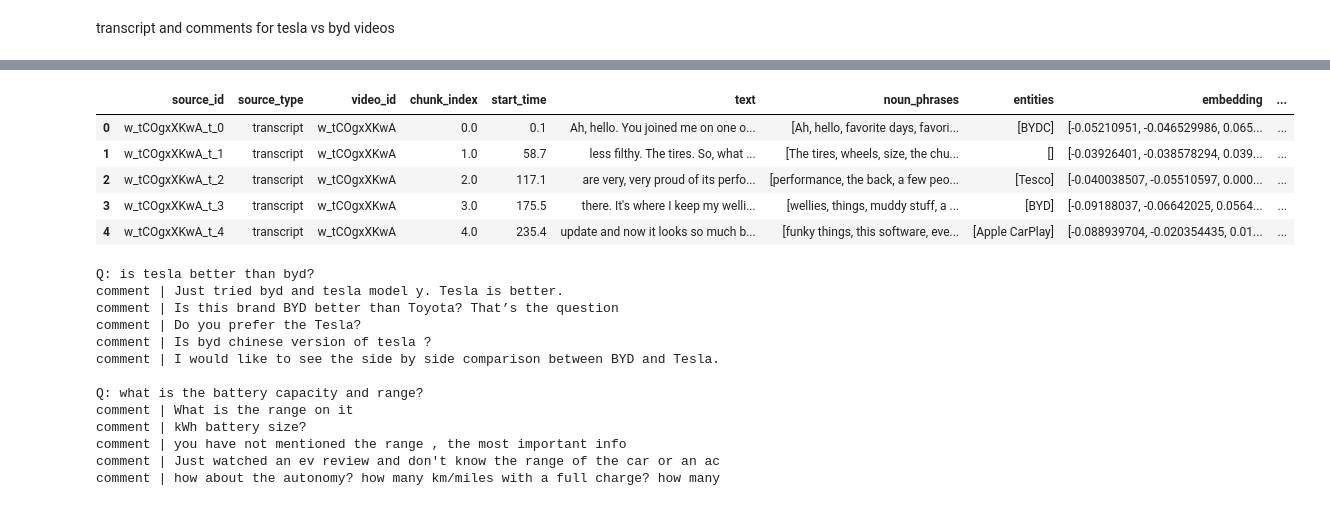
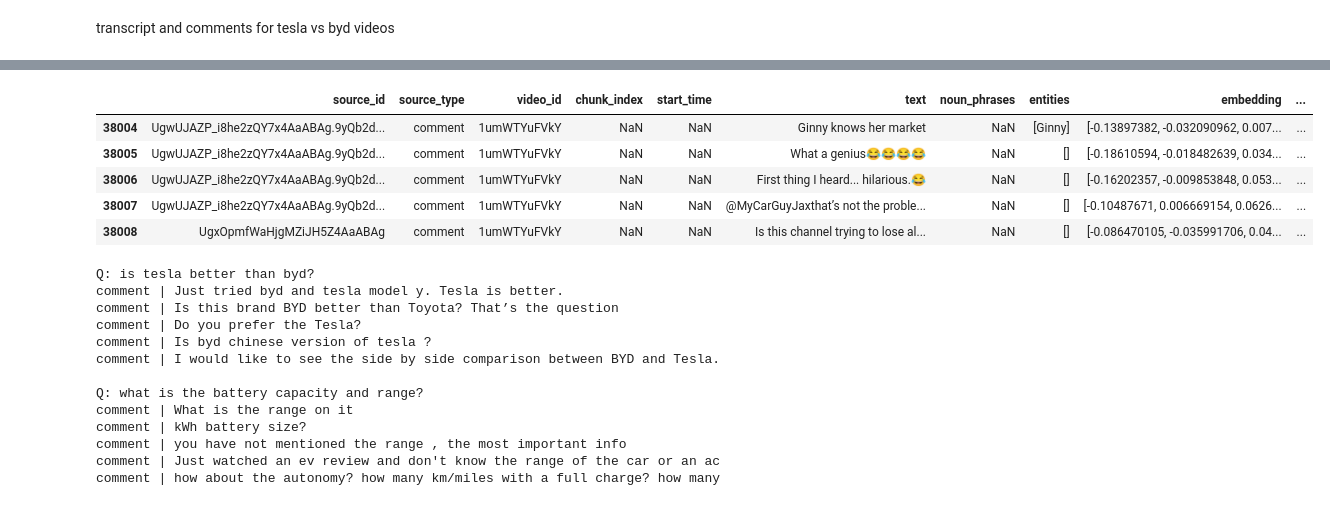
Before and after one commit to adullakadar/LLS-nlp-project, a Jupyter notebook: data_extraction_main.ipynb, the cells around one changed output, grey strips where cells are left out. Saved outputs shown, nothing was run; the diff lists cells and outputs as text; code cells hidden in the pictures.

Commit message:
-fixed fetchk value -more transcripts and comments -bug fixes

```diff
--- a/data_extraction_main.ipynb
+++ b/data_extraction_main.ipynb
@@ -57,13 +57,13 @@ byd8='gzHLv6rLSpQ'
 # %%
 # Runs comment extraction pipeline for each video. can be simplified but I want separate variables for testing purposes like doc length
 
-# byd_1_df = extract_video_comments_full(byd1,youtube_api,nlp, embedding, limit = 2000)
-# byd_2_df = extract_video_comments_full(byd2,youtube_api,nlp, embedding, limit = 2000)
-# byd_3_df = extract_video_comments_full(byd3,youtube_api,nlp, embedding, limit = 2000)
-# byd_4_df = extract_video_comments_full(byd4,youtube_api,nlp, embedding, limit = 2000)
-# byd_5_df = extract_video_comments_full(byd5,youtube_api,nlp, embedding, limit = 2000)
-# byd_6_df = extract_video_comments_full(byd6,youtube_api,nlp, embedding, limit = 2000)
-# byd_7_df = extract_video_comments_full(byd7,youtube_api,nlp, embedding, limit = 2000)
-# byd_8_df = extract_video_comments_full(byd8,youtube_api,nlp, embedding, limit = 2000)
+byd_1_df = extract_video_comments_full(byd1,youtube_api,nlp, embedding, limit = 2000)
+byd_2_df = extract_video_comments_full(byd2,youtube_api,nlp, embedding, limit = 2000)
+byd_3_df = extract_video_comments_full(byd3,youtube_api,nlp, embedding, limit = 2000)
+byd_4_df = extract_video_comments_full(byd4,youtube_api,nlp, embedding, limit = 2000)
+byd_5_df = extract_video_comments_full(byd5,youtube_api,nlp, embedding, limit = 2000)
+byd_6_df = extract_video_comments_full(byd6,youtube_api,nlp, embedding, limit = 2000)
+byd_7_df = extract_video_comments_full(byd7,youtube_api,nlp, embedding, limit = 2000)
+byd_8_df = extract_video_comments_full(byd8,youtube_api,nlp, embedding, limit = 2000)
 byd_1_df.head()
 # %% [output]
@@ -181,6 +243,12 @@ all_dfs.append(byd_tr_4_df)
 all_dfs.append(byd_tr_5_df)
 all_dfs.append(byd_tr_6_df)
 all_dfs.append(byd_tr_8_df)
+all_dfs.append(byd_tr_9_df)
+all_dfs.append(byd_tr_10_df)
+all_dfs.append(byd_tr_11_df)
+all_dfs.append(byd_tr_12_df)
+all_dfs.append(byd_tr_13_df)
+all_dfs.append(byd_tr_14_df)
 all_dfs.append(byd_1_df)
 all_dfs.append(byd_2_df)
 all_dfs.append(byd_3_df)
@@ -189,10 +257,21 @@ all_dfs.append(byd_5_df)
 all_dfs.append(byd_6_df)
 all_dfs.append(byd_7_df)
 all_dfs.append(byd_8_df)
+
 all_dfs.append(tesla_tr_1_df)
 all_dfs.append(tesla_tr_2_df)
 all_dfs.append(tesla_tr_3_df)
 all_dfs.append(tesla_tr_4_df)
+all_dfs.append(tesla_tr_5_df)
+all_dfs.append(tesla_tr_6_df)
+all_dfs.append(tesla_tr_7_df)
+# all_dfs.append(tesla_tr_8_df)
+all_dfs.append(tesla_tr_9_df)
+all_dfs.append(tesla_tr_10_df)
+all_dfs.append(tesla_tr_11_df)
+all_dfs.append(tesla_tr_12_df)
+all_dfs.append(tesla_tr_13_df)
+# all_dfs.append(tesla_tr_14_df)
 all_dfs.append(tesla_1_df)
 all_dfs.append(tesla_2_df)
 all_dfs.append(tesla_3_df)
@@ -252,12 +315,12 @@ save meta_data of 18527 cols  to model_data\meta_data.csv
 # %%
-meta_df.head()
+meta_df.tail()
 # %% [output]
 |  | source_id | source_type | video_id | chunk_index | start_time | text | noun_phrases | entities | embedding | ... |
-| 0 | w_tCOgxXKwA_t_0 | transcript | w_tCOgxXKwA | 0.0 | 0.1 | Ah, hello. You joined me on one o... | [Ah, hello, favorite days, favori... | [BYDC] | [-0.05210951, -0.046529986, 0.065... | ... |
-| 1 | w_tCOgxXKwA_t_1 | transcript | w_tCOgxXKwA | 1.0 | 58.7 | less filthy. The tires. So, what ... | [The tires, wheels, size, the chu... | [] | [-0.03926401, -0.038578294, 0.039... | ... |
-| 2 | w_tCOgxXKwA_t_2 | transcript | w_tCOgxXKwA | 2.0 | 117.1 | are very, very proud of its perfo... | [performance, the back, a few peo... | [Tesco] | [-0.040038507, -0.05510597, 0.000... | ... |
-| 3 | w_tCOgxXKwA_t_3 | transcript | w_tCOgxXKwA | 3.0 | 175.5 | there. It's where I keep my welli... | [wellies, things, muddy stuff, a ... | [BYD] | [-0.09188037, -0.06642025, 0.0564... | ... |
-| 4 | w_tCOgxXKwA_t_4 | transcript | w_tCOgxXKwA | 4.0 | 235.4 | update and now it looks so much b... | [funky things, this software, eve... | [Apple CarPlay] | [-0.088939704, -0.020354435, 0.01... | ... |
+| 38004 | UgwUJAZP_i8he2zQY7x4AaABAg.9yQb2d... | comment | 1umWTYuFVkY | NaN | NaN | Ginny knows her market | NaN | [Ginny] | [-0.13897382, -0.032090962, 0.007... | ... |
+| 38005 | UgwUJAZP_i8he2zQY7x4AaABAg.9yQb2d... | comment | 1umWTYuFVkY | NaN | NaN | What a genius😂😂😂😂 | NaN | [] | [-0.18610594, -0.018482639, 0.034... | ... |
+| 38006 | UgwUJAZP_i8he2zQY7x4AaABAg.9yQb2d... | comment | 1umWTYuFVkY | NaN | NaN | First thing I heard... hilarious.😂 | NaN | [] | [-0.16202357, -0.009853848, 0.053... | ... |
+| 38007 | UgwUJAZP_i8he2zQY7x4AaABAg.9yQb2d... | comment | 1umWTYuFVkY | NaN | NaN | @MyCarGuyJaxthat’s not the proble... | NaN | [] | [-0.10487671, 0.006669154, 0.0626... | ... |
+| 38008 | UgxOpmfWaHjgMZiJH5Z4AaABAg | comment | 1umWTYuFVkY | NaN | NaN | Is this channel trying to lose al... | NaN | [] | [-0.086470105, -0.035991706, 0.04... | ... |
 # %%
 # from modules.retrieval import semantic_search
 
```
Also changed, not shown: parts of 8 cells of this notebook, 17 other files.
